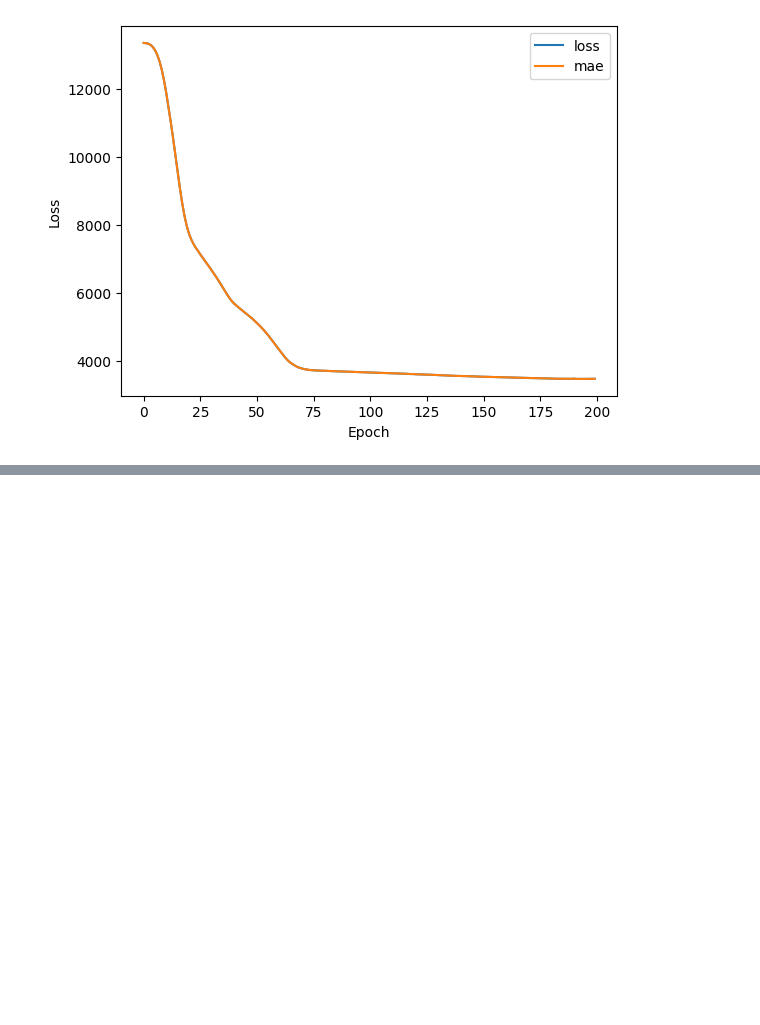
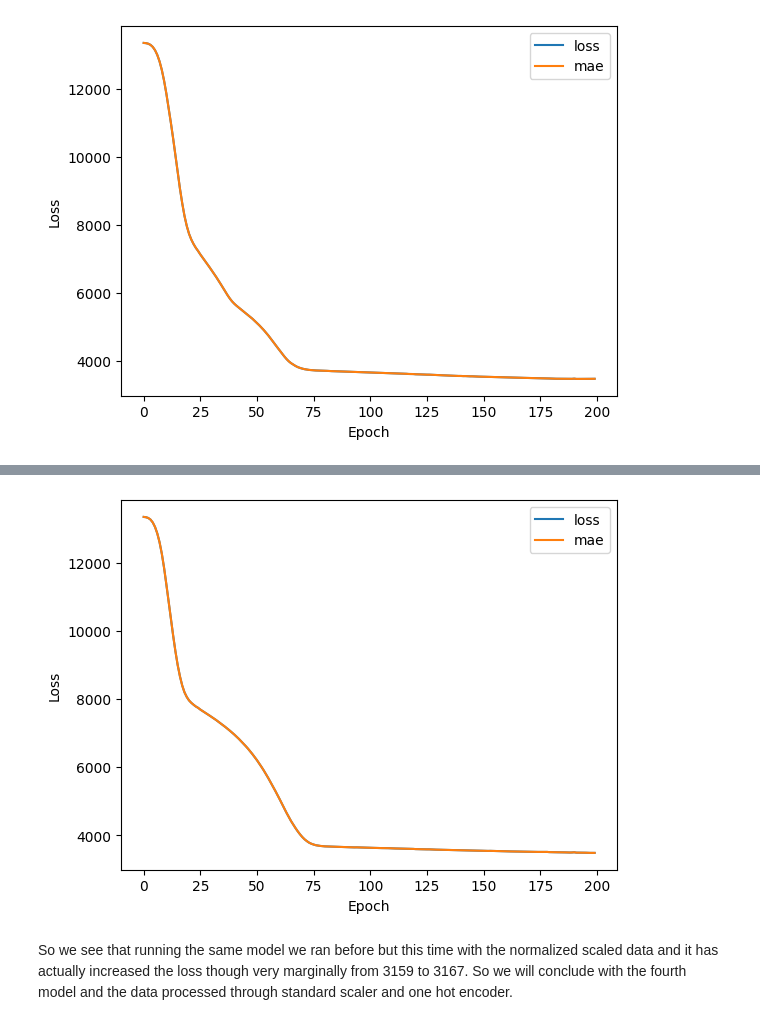
Before and after one commit to GoAshim/Artificial-Neural-Network-with-TensorFlow, a Jupyter notebook: 03_Regression_Problem_with_TensorFlow_Predict_Premium.ipynb, the cells around one changed output, grey strips where cells are left out. Cells and saved outputs as stored; diff of their text form; code cells hidden in the pictures; blank space fills up the shorter version.

```diff
--- a/03_Regression_Problem_with_TensorFlow_Predict_Premium.ipynb
+++ b/03_Regression_Problem_with_TensorFlow_Predict_Premium.ipynb
@@ -503,3 +503,25 @@ plt.xlabel("Epoch")
 plt.ylabel("Loss");
 # %% [output]
 [figure]
+# %%
+# Create the neural network model
+
+# Create random seed
+tf.random.set_seed(42)
+
+# Create the model
+ins5 = tf.keras.Sequential([
+    tf.keras.layers.Dense(100),
+    tf.keras.layers.Dense(10),
+    tf.keras.layers.Dense(1)
+])
+
+# Compile the model
+ins5.compile(
+    loss = tf.keras.losses.mae,
+    optimizer = tf.keras.optimizers.Adam(),
+    metrics = ['mae']
+)
+
+# Fit the model with standard scaled data
+hist5 = ins5.fit(X_train_norm, y_train, epochs=200, verbose=0)
@@ -505,0 +534,10 @@ plt.ylabel("Loss");
+# %%
+# Plot the loss curve
+df_loss_3 = pd.DataFrame(hist5.history)
+df_loss_3.plot()
+plt.ylabel("Loss")
+plt.xlabel("Epoch");
+# %% [output]
+[figure, added]
+# %% [markdown]
+So we see that running the same model we ran before but this time with the normalized scaled data and it has actually increased the loss though very marginally from 3159 to 3167. So we will conclude with the fourth model and the data processed through standard scaler and one hot encoder.
```
Also changed, not shown: parts of 1 cell of this notebook.
